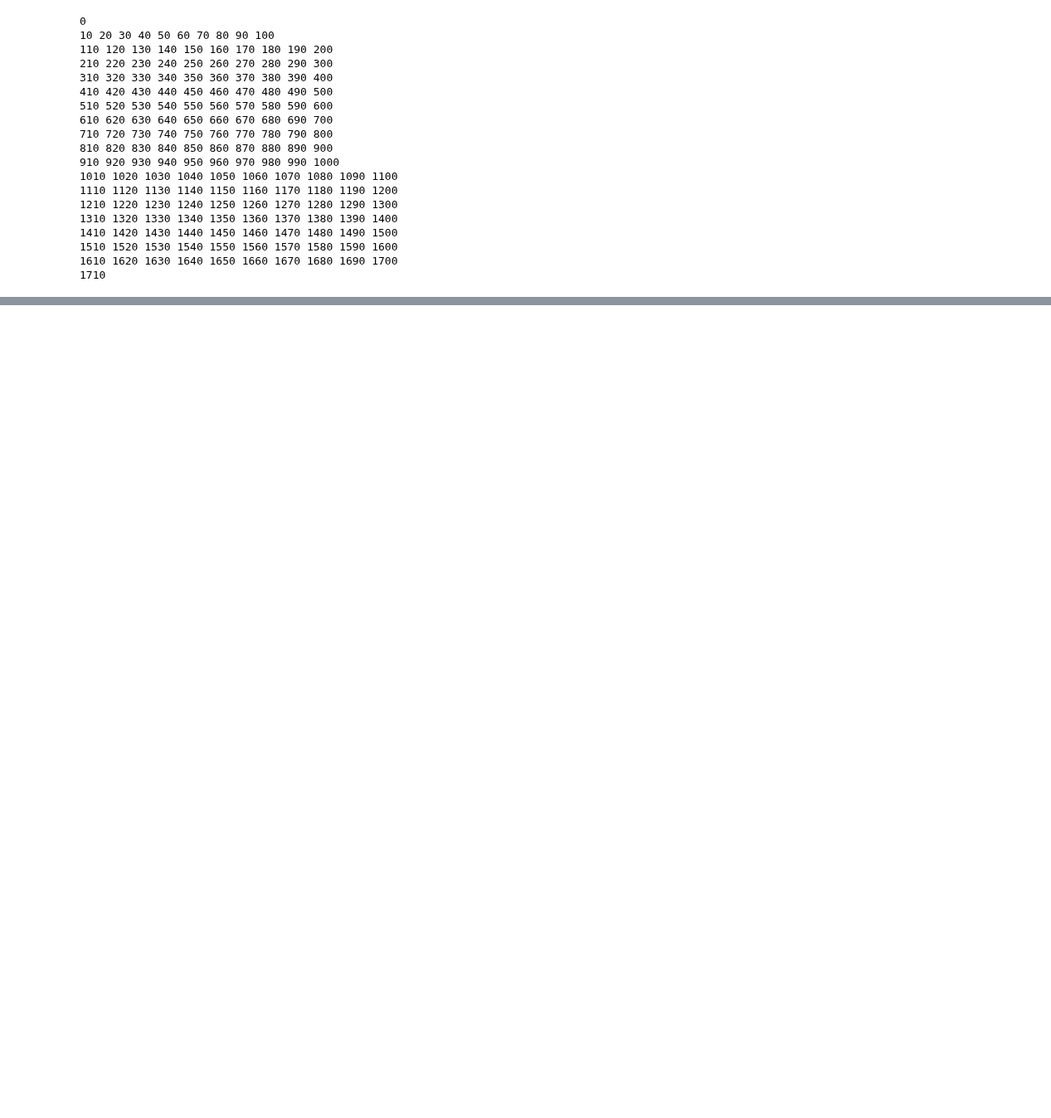
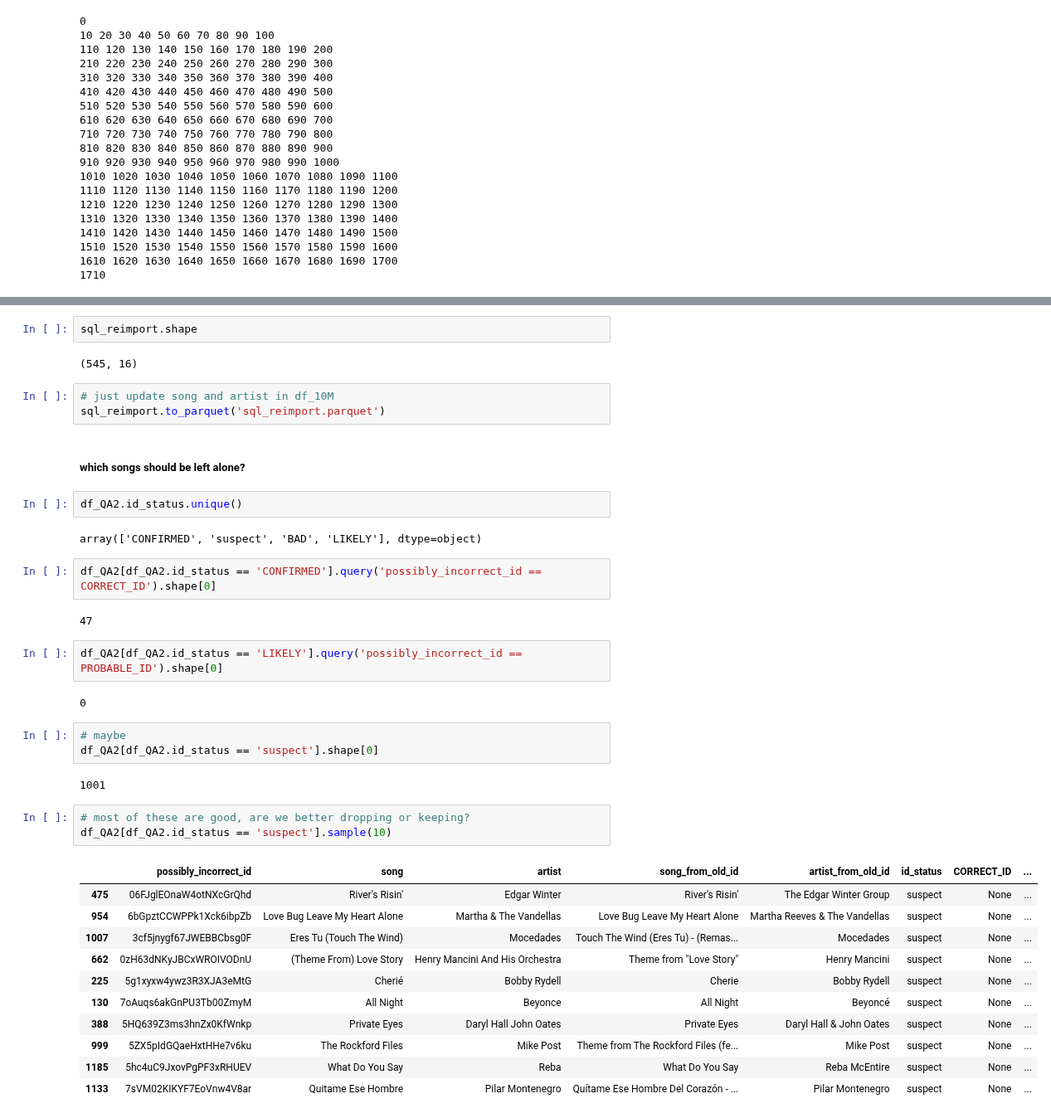
Before and after one commit to KevinCarr42/Billboard-100-Audio-Feature-Analytics, a Jupyter notebook: Kevin 820 4. Pre-Processing Outliers and QA.ipynb, the cells around one changed output, grey strips where cells are left out. Shown at 83% size. Drawn from its saved outputs; the diff is of its cells as text; blank space fills up the shorter version.

```diff
--- a/Kevin 820 4. Pre-Processing Outliers and QA.ipynb
+++ b/Kevin 820 4. Pre-Processing Outliers and QA.ipynb
@@ -854,0 +887,41 @@ True
+# %%
+sql_reimport.shape
+# %% [output]
+(545, 16)
+# %%
+# just update song and artist in df_10M
+sql_reimport.to_parquet('sql_reimport.parquet')
+# %% [markdown]
+##### which songs should be left alone?
+# %%
+df_QA2.id_status.unique()
+# %% [output]
+array(['CONFIRMED', 'suspect', 'BAD', 'LIKELY'], dtype=object)
+# %%
+df_QA2[df_QA2.id_status == 'CONFIRMED'].query('possibly_incorrect_id == CORRECT_ID').shape[0]
+# %% [output]
+47
+# %%
+df_QA2[df_QA2.id_status == 'LIKELY'].query('possibly_incorrect_id == PROBABLE_ID').shape[0]
+# %% [output]
+0
+# %%
+# maybe
+df_QA2[df_QA2.id_status == 'suspect'].shape[0]
+# %% [output]
+1001
+# %%
+# most of these are good, are we better dropping or keeping?
+df_QA2[df_QA2.id_status == 'suspect'].sample(10)
+# %% [output]
+|  | possibly_incorrect_id | song | artist | song_from_old_id | artist_from_old_id | id_status | CORRECT_ID | ... |
+| 475 | 06FJglEOnaW4otNXcGrQhd | River's Risin' | Edgar Winter | River's Risin' | The Edgar Winter Group | suspect | None | ... |
+| 954 | 6bGpztCCWPPk1Xck6ibpZb | Love Bug Leave My Heart Alone | Martha & The Vandellas | Love Bug Leave My Heart Alone | Martha Reeves & The Vandellas | suspect | None | ... |
+| 1007 | 3cf5jnygf67JWEBBCbsg0F | Eres Tu (Touch The Wind) | Mocedades | Touch The Wind (Eres Tu) - (Remas... | Mocedades | suspect | None | ... |
+| 662 | 0zH63dNKyJBCxWROIVODnU | (Theme From) Love Story | Henry Mancini And His Orchestra | Theme from "Love Story" | Henry Mancini | suspect | None | ... |
+| 225 | 5g1xyxw4ywz3R3XJA3eMtG | Cherié | Bobby Rydell | Cherie | Bobby Rydell | suspect | None | ... |
+| 130 | 7oAuqs6akGnPU3Tb00ZmyM | All Night | Beyonce | All Night | Beyoncé | suspect | None | ... |
+| 388 | 5HQ639Z3ms3hnZx0KfWnkp | Private Eyes | Daryl Hall John Oates | Private Eyes | Daryl Hall & John Oates | suspect | None | ... |
+| 999 | 5ZX5pIdGQaeHxtHHe7v6ku | The Rockford Files | Mike Post | Theme from The Rockford Files (fe... | Mike Post | suspect | None | ... |
+| 1185 | 5hc4uC9JxovPgPF3xRHUEV | What Do You Say | Reba | What Do You Say | Reba McEntire | suspect | None | ... |
+| 1133 | 7sVM02KIKYF7EoVnw4V8ar | Quitame Ese Hombre | Pilar Montenegro | Quítame Ese Hombre Del Corazón - ... | Pilar Montenegro | suspect | None | ... |
```
Also changed, not shown: parts of 37 cells of this notebook, 2 other files.
